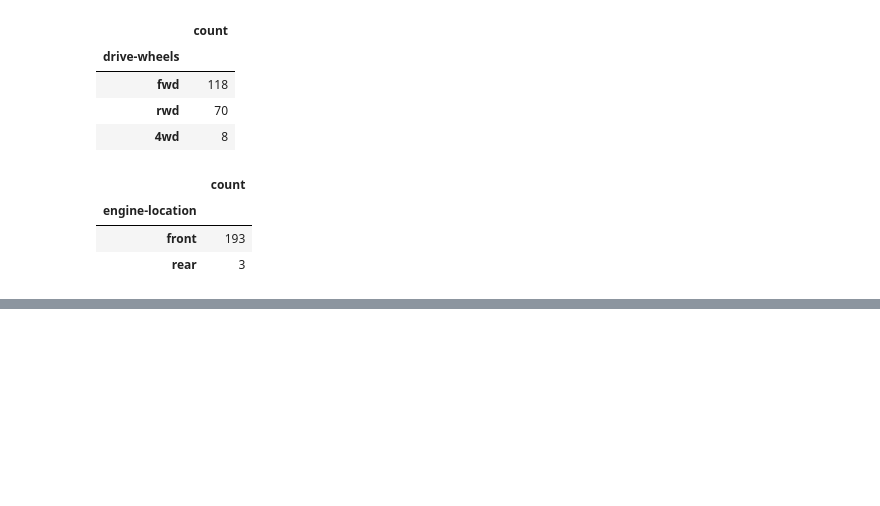
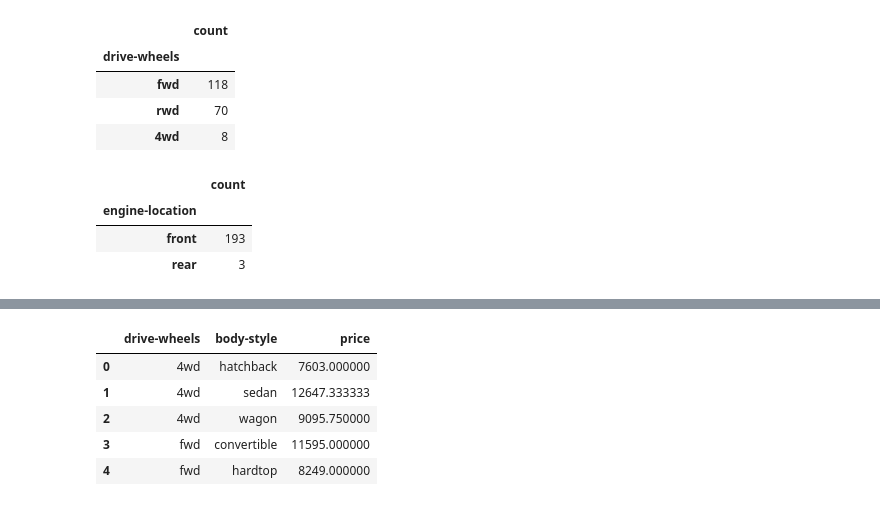
Before and after one commit to jgomezz/cpe_ciencia_datos_python, a Jupyter notebook: mod3_analitica_datos_python/semana_02_analisis_exploratorio_datos.ipynb, the cells around one changed output, grey strips where cells are left out. Drawn from its saved outputs; the diff is of its cells as text; code cells hidden in the pictures; blank space fills up the shorter version.

```diff
--- a/mod3_analitica_datos_python/semana_02_analisis_exploratorio_datos.ipynb
+++ b/mod3_analitica_datos_python/semana_02_analisis_exploratorio_datos.ipynb
@@ -252,0 +285,10 @@ drive_wheels_counts.head()
+# %%
+df_group_two = df_group.groupby(['drive-wheels','body-style'], as_index=False).mean()
+df_group_two.head()
+# %% [output]
+|  | drive-wheels | body-style | price |
+| 0 | 4wd | hatchback | 7603.000000 |
+| 1 | 4wd | sedan | 12647.333333 |
+| 2 | 4wd | wagon | 9095.750000 |
+| 3 | fwd | convertible | 11595.000000 |
+| 4 | fwd | hardtop | 8249.000000 |
```
Also changed, not shown: parts of 4 cells of this notebook.
